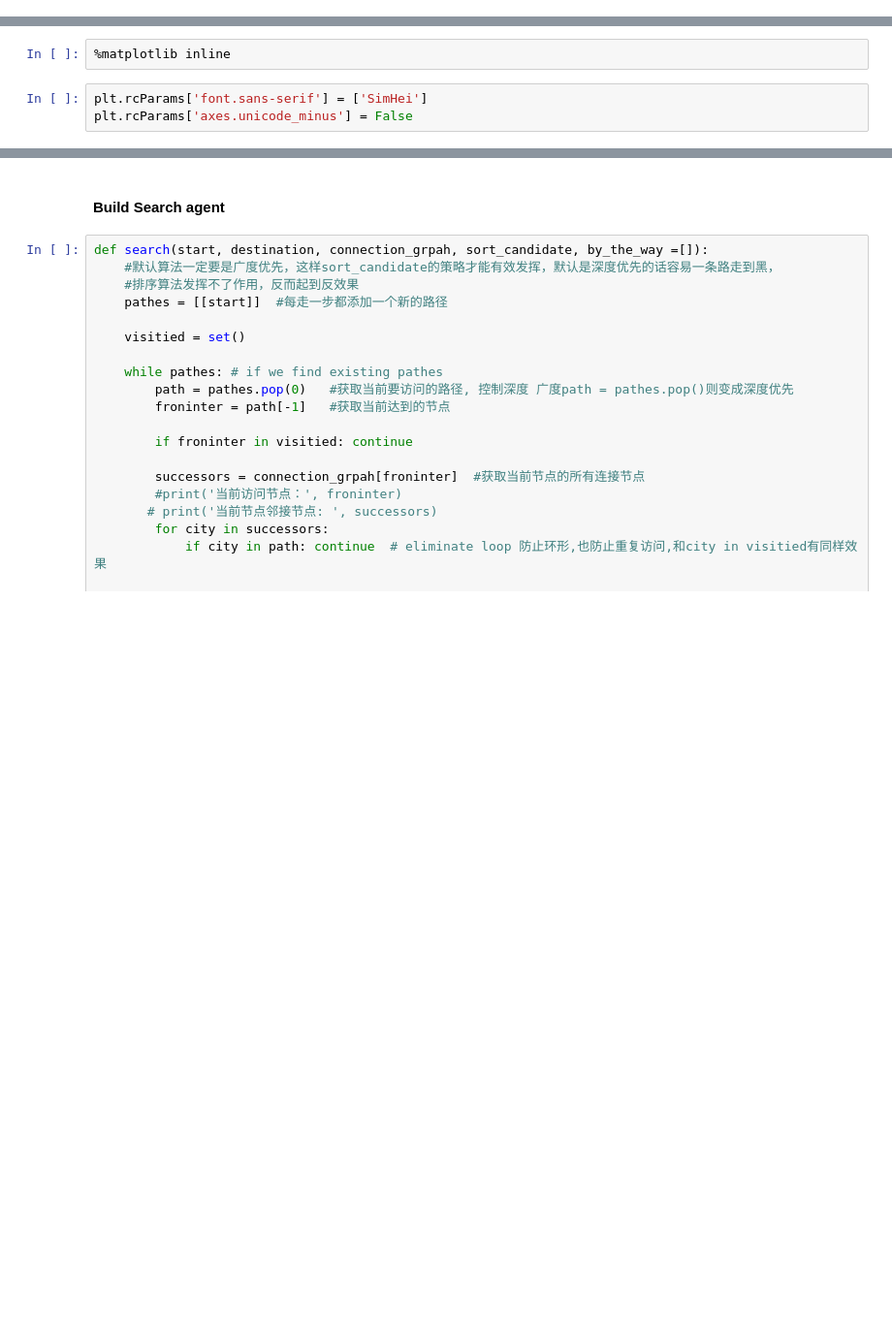
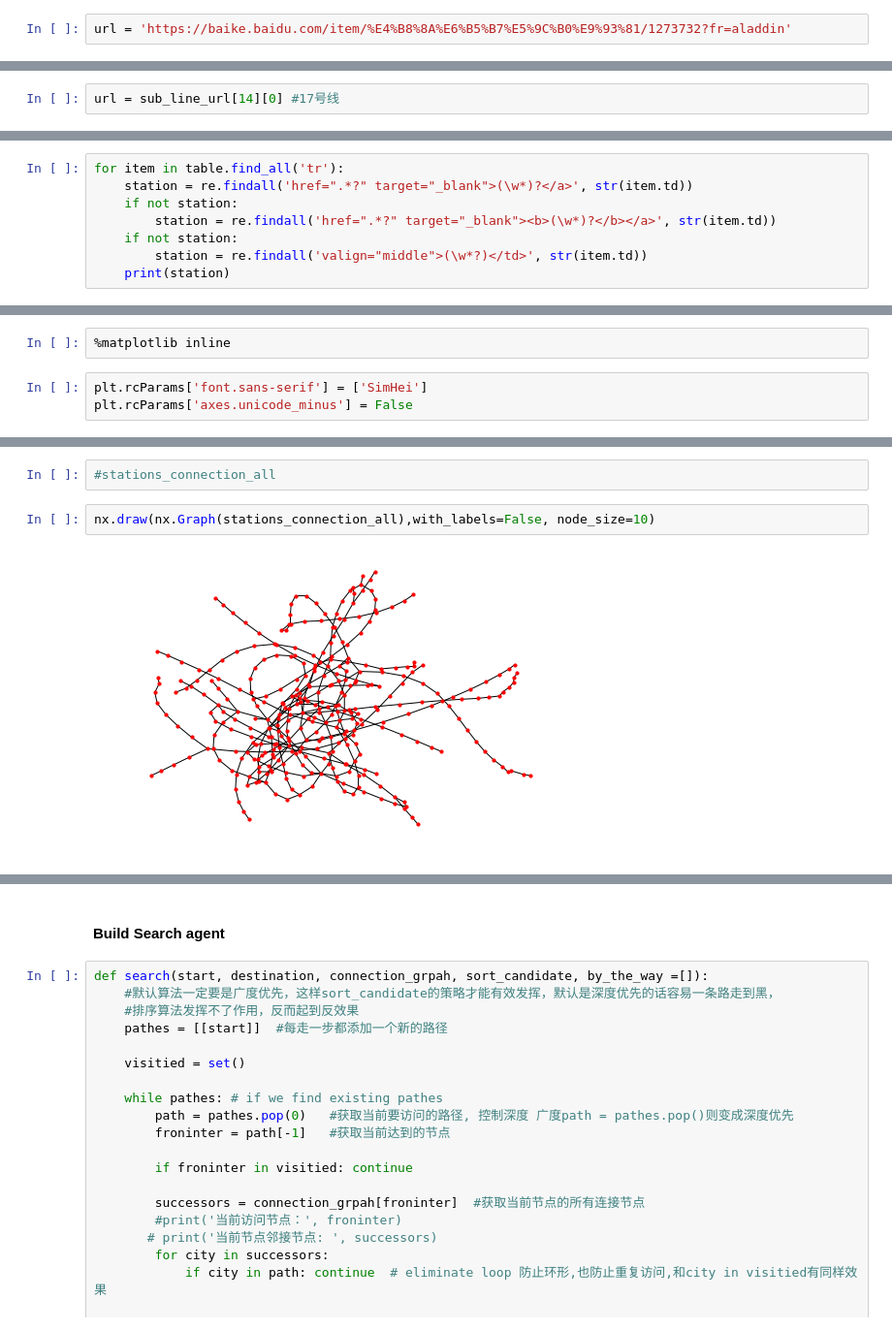
Before and after one commit to HaiBlueSea/Assignment-NLP, a Jupyter notebook: lesson-02/Homework-02.ipynb, the cells around one changed output, grey strips where cells are left out. Shown: that part at 97% size. Drawn from its saved outputs; the diff is of its cells as text; blank space fills up the shorter version.

```diff
--- a/lesson-02/Homework-02.ipynb
+++ b/lesson-02/Homework-02.ipynb
@@ -382,0 +482,2 @@ get_subway_line_url(html)[3]
+# %%
+url = 'https://baike.baidu.com/item/%E4%B8%8A%E6%B5%B7%E5%9C%B0%E9%93%81/1273732?fr=aladdin'
@@ -382,0 +488,2 @@ get_subway_line_url(html)[3]
+# %%
+url = sub_line_url[14][0] #17号线
@@ -382,0 +495,8 @@ get_subway_line_url(html)[3]
+# %%
+for item in table.find_all('tr'):
+    station = re.findall('href=".*?" target="_blank">(\w*)?</a>', str(item.td))
+    if not station:
+        station = re.findall('href=".*?" target="_blank"><b>(\w*)?</b></a>', str(item.td))
+    if not station:
+        station = re.findall('valign="middle">(\w*?)</td>', str(item.td))
+    print(station)
@@ -547,0 +767,6 @@ nx.draw(nx.Graph(create_subway_connection(subway_inf[4]['上海地铁5号线']))
+# %%
+#stations_connection_all
+# %%
+nx.draw(nx.Graph(stations_connection_all),with_labels=False, node_size=10)
+# %% [output]
+[figure, added]
```
Also changed, not shown: parts of 52 cells of this notebook, 2 other files.
